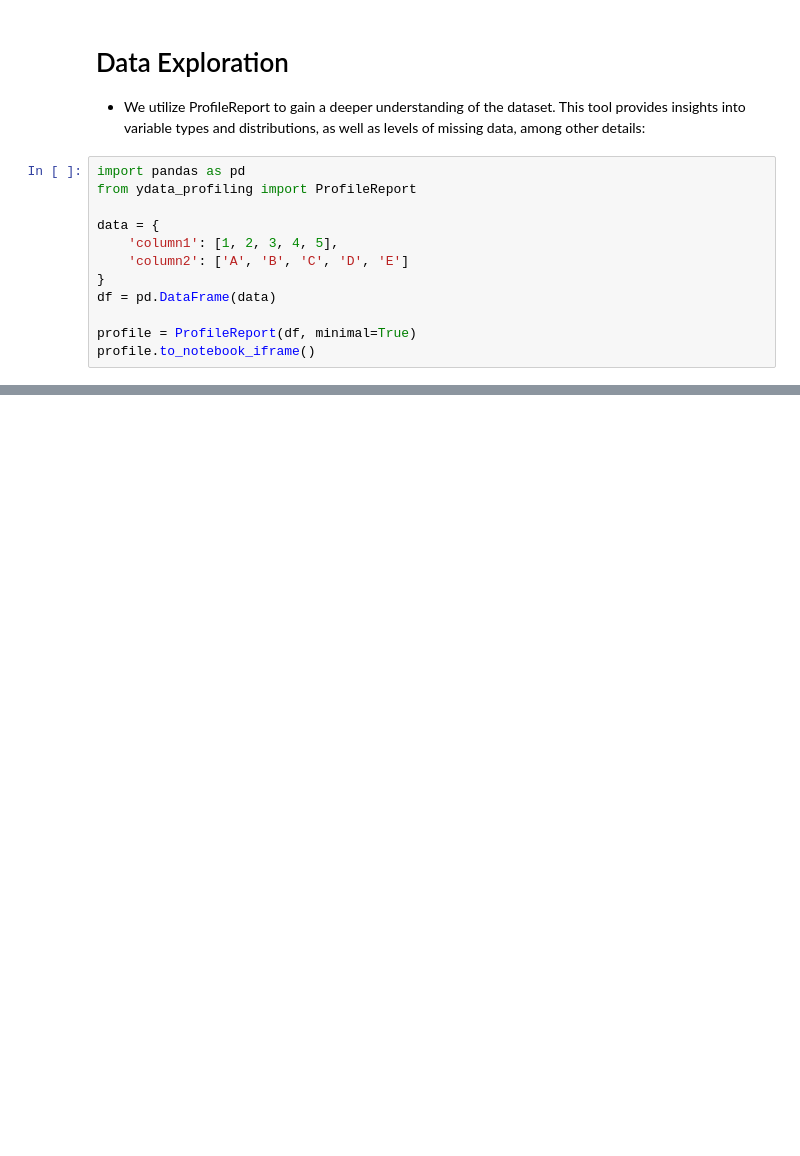
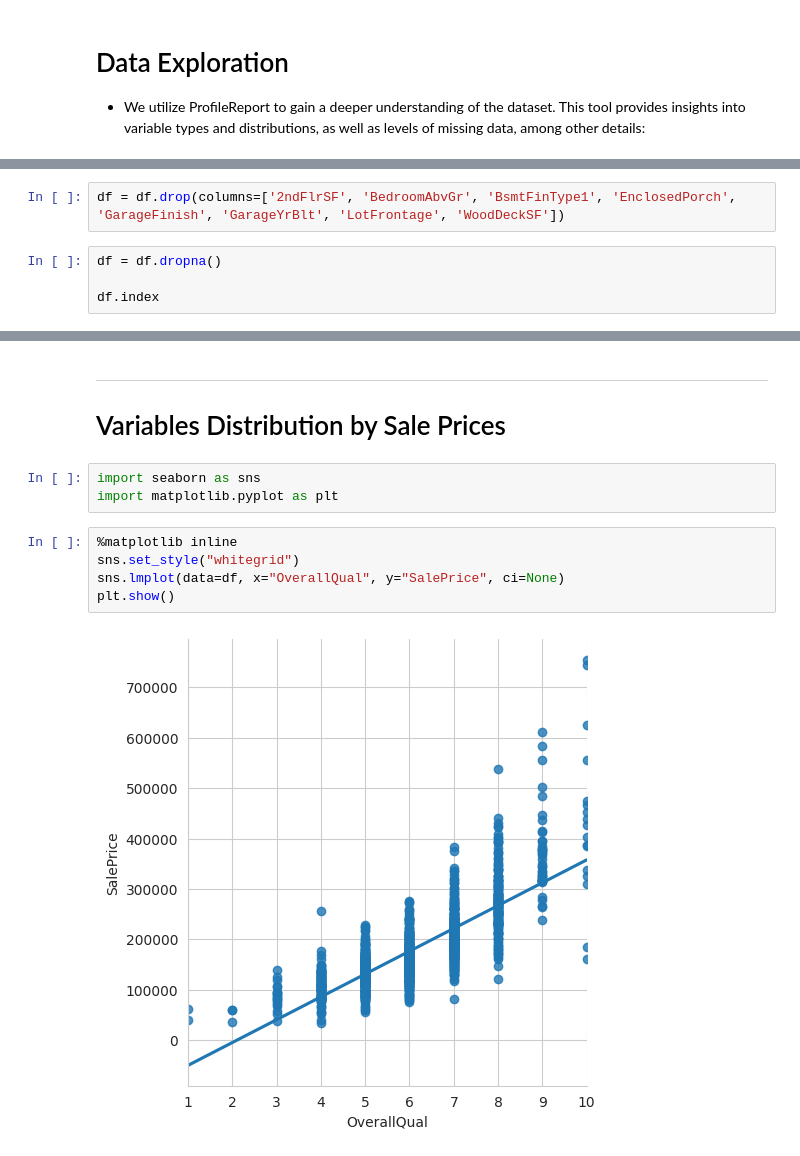
Before and after one commit to blackcatten/Heritage-Housing-project--Predictive-Analytics, a Jupyter notebook: jupyter_notebooks/02_PropertySalePrices.ipynb, the cells around one changed output, grey strips where cells are left out. Cells and saved outputs as stored; diff of their text form; blank space fills up the shorter version.

Commit message:
completed property sale prices in jupyter notebook

```diff
--- a/jupyter_notebooks/02_PropertySalePrices.ipynb
+++ b/jupyter_notebooks/02_PropertySalePrices.ipynb
@@ -59,15 +59,3 @@ df.head(5)
 # %% [markdown]
 # Data Exploration
 * We utilize ProfileReport to gain a deeper understanding of the dataset. This tool provides insights into variable types and distributions, as well as levels of missing data, among other details:
-# %%
-import pandas as pd
-from ydata_profiling import ProfileReport
-
-data = {
-    'column1': [1, 2, 3, 4, 5],
-    'column2': ['A', 'B', 'C', 'D', 'E']
-}
-df = pd.DataFrame(data)
-
-profile = ProfileReport(df, minimal=True)
-profile.to_notebook_iframe()
@@ -75,0 +68,6 @@ profile.to_notebook_iframe()
+# %%
+df = df.drop(columns=['2ndFlrSF', 'BedroomAbvGr', 'BsmtFinType1', 'EnclosedPorch', 'GarageFinish', 'GarageYrBlt', 'LotFrontage', 'WoodDeckSF'])
+# %%
+df = df.dropna()
+
+df.index
@@ -75,0 +140,13 @@ profile.to_notebook_iframe()
+# %% [markdown]
+___
+# Variables Distribution by Sale Prices
+# %%
+import seaborn as sns
+import matplotlib.pyplot as plt
+# %%
+%matplotlib inline
+sns.set_style("whitegrid")
+sns.lmplot(data=df, x="OverallQual", y="SalePrice", ci=None)
+plt.show()
+# %% [output]
+[figure, added]
```
Also changed, not shown: parts of 17 cells of this notebook, 1 other file.
